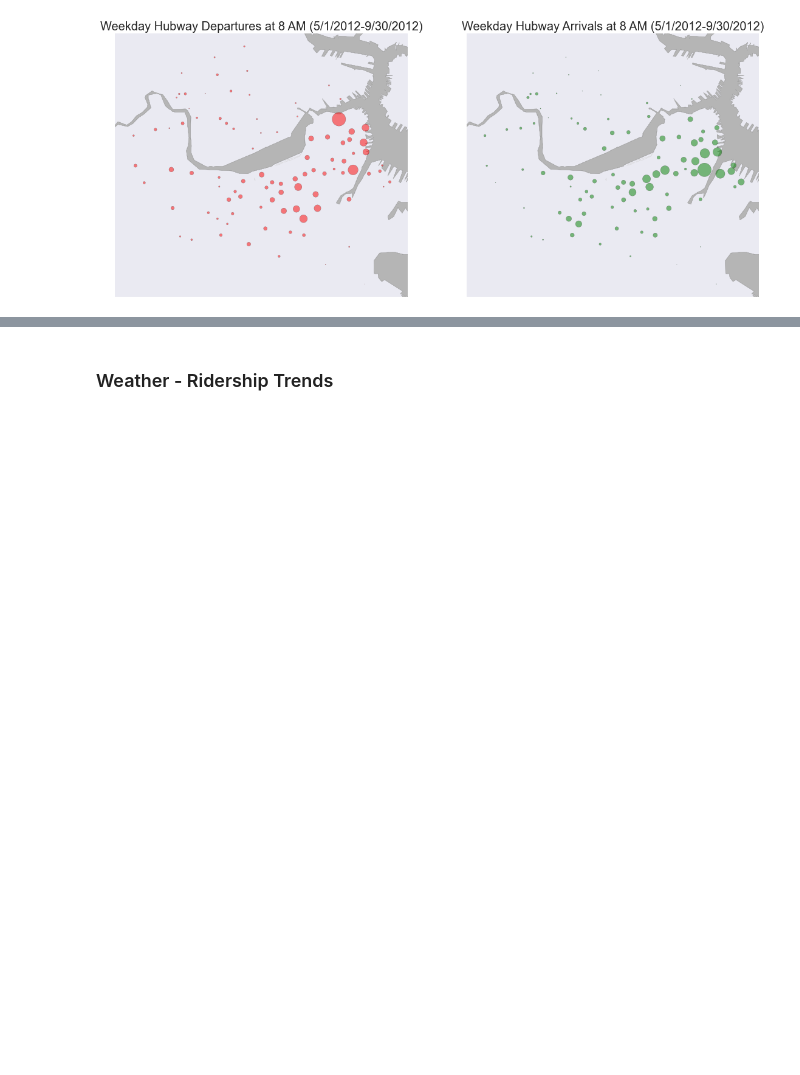
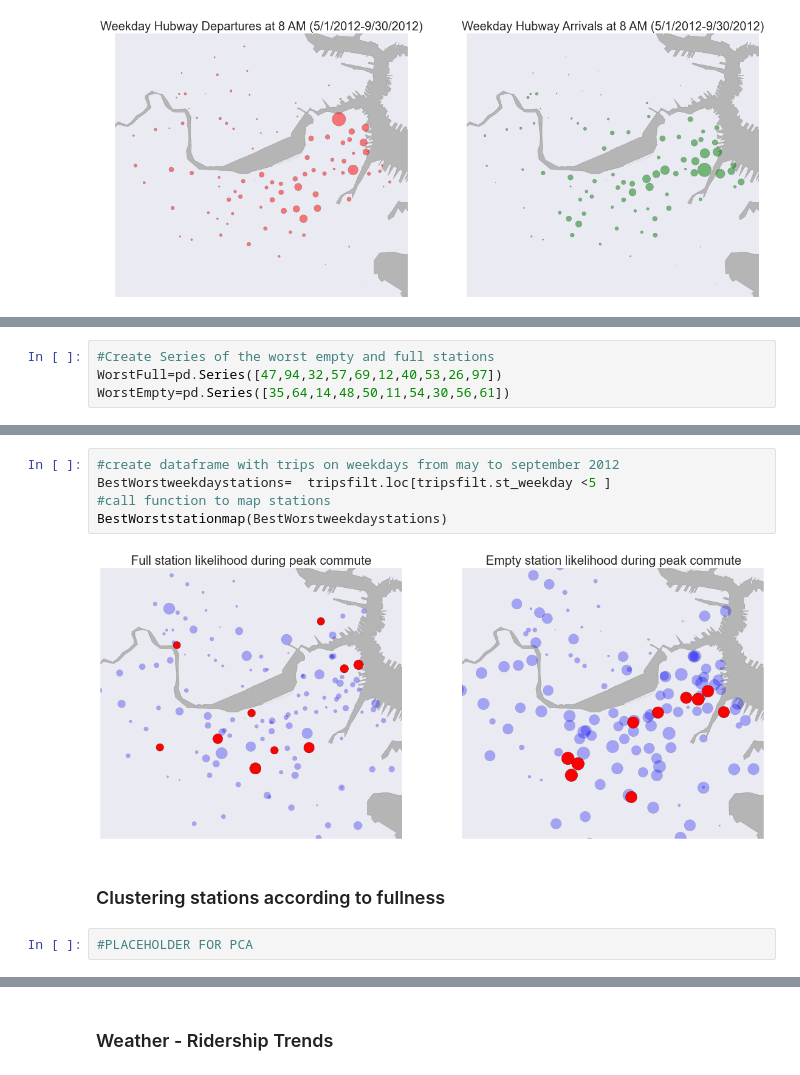
Before and after one commit to CS109Hubway/classp, a Jupyter notebook: Test_Hubway.ipynb, the cells around one changed output, grey strips where cells are left out. Saved outputs shown, nothing was run; the diff lists cells and outputs as text; blank space fills up the shorter version.

```diff
--- a/Test_Hubway.ipynb
+++ b/Test_Hubway.ipynb
@@ -248,0 +392,4 @@ stationmap(weekdaystations, 8)
+# %%
+#Create Series of the worst empty and full stations
+WorstFull=pd.Series([47,94,32,57,69,12,40,53,26,97])
+WorstEmpty=pd.Series([35,64,14,48,50,11,54,30,56,61])
@@ -248,0 +468,11 @@ stationmap(weekdaystations, 8)
+# %%
+#create dataframe with trips on weekdays from may to september 2012
+BestWorstweekdaystations=  tripsfilt.loc[tripsfilt.st_weekday <5 ]
+#call function to map stations
+BestWorststationmap(BestWorstweekdaystations)
+# %% [output]
+[figure, added]
+# %% [markdown]
+### Clustering stations according to fullness
+# %%
+#PLACEHOLDER FOR PCA
```
Also changed, not shown: parts of 32 cells of this notebook, 1 other file.
